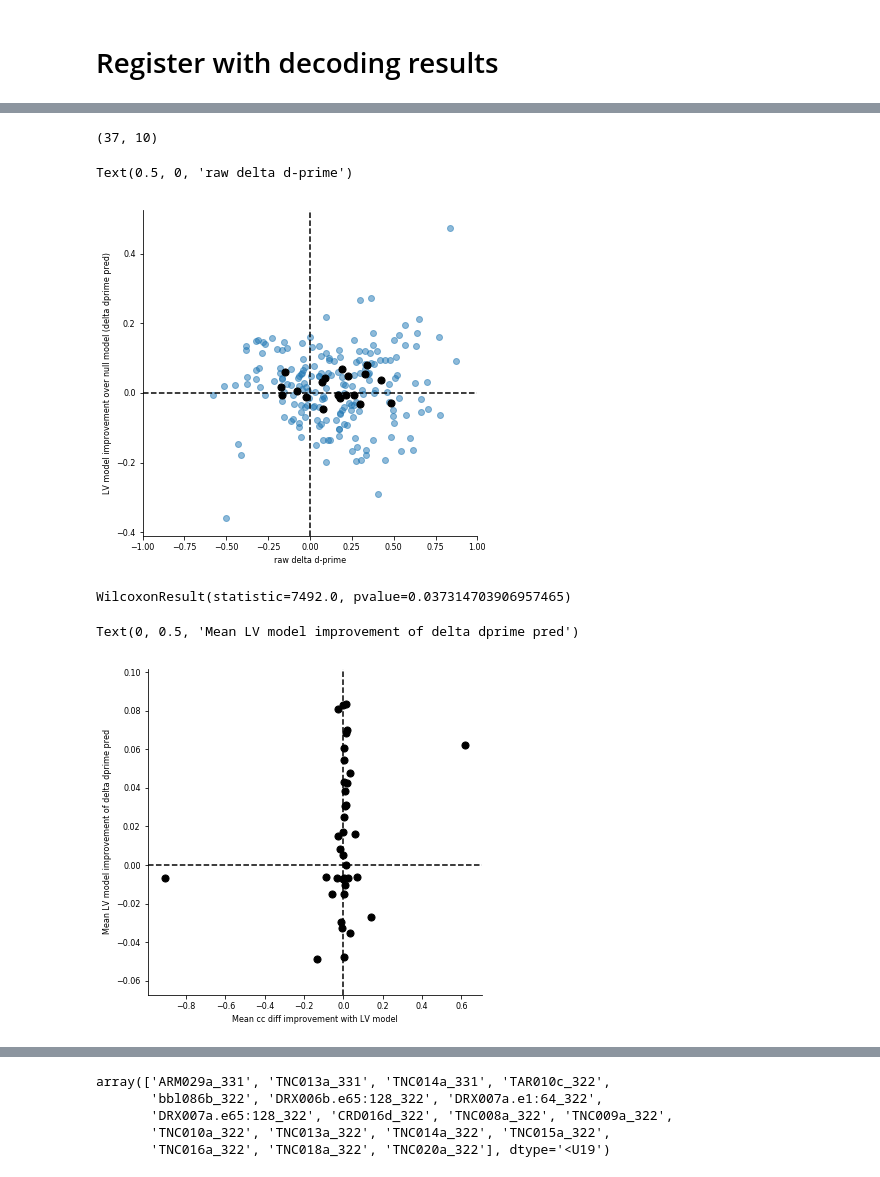
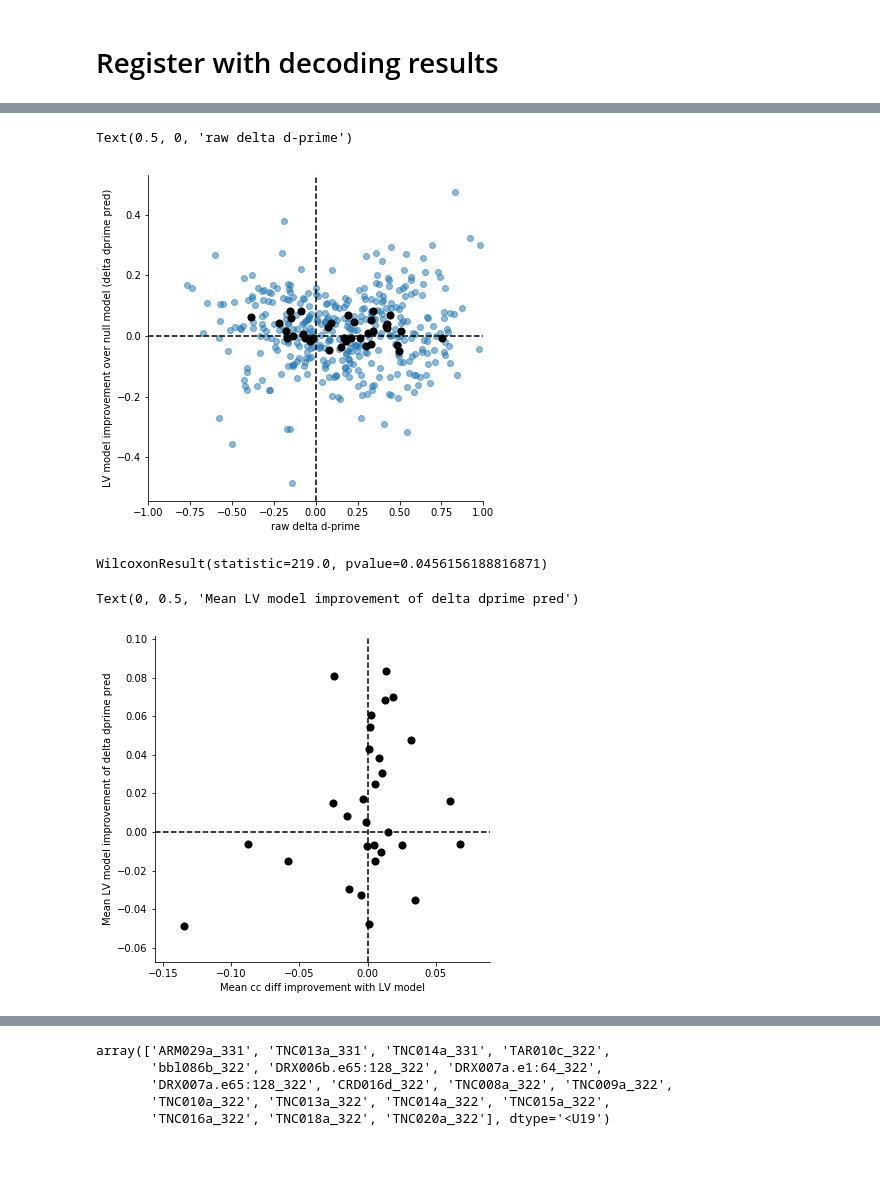
Before and after one commit to crheller/nat_pup_ms, a Jupyter notebook: normative_LV_model/evaluate_preds.ipynb, the cells around one changed output, grey strips where cells are left out. Cells and saved outputs as stored; diff of their text form; code cells hidden in the pictures.

```diff
--- a/normative_LV_model/evaluate_preds.ipynb
+++ b/normative_LV_model/evaluate_preds.ipynb
@@ -248,0 +253,21 @@ f.tight_layout()
+# %%
+import pandas as pd
+sites = CPN_SITES + HIGHR_SITES
+batches = [331]*len(CPN_SITES) + [322 if s not in ["BOL005c", "BOL006b"] else 294 for s in HIGHR_SITES]
+
+perstim_errs = []
+columns = ["err", "err_type", "stim", "modelname", "site_batch"]
+
+for i, (site, batch) in enumerate(zip(sites, batches)):
+    for j, mn in enumerate(mn_shortened):
+        fn = savedir + f"{site}_{batch}/{mn}/{filename}"
+        with open(fn, 'rb') as handle:
+            errs = pickle.load(handle)
+        _df = pd.DataFrame(columns=columns)
+        idx = 0
+        for stim in errs.keys():
+            for err_type in errs[stim].keys():
+                _df.loc[idx, :] = [errs[stim][err_type], err_type, stim, mn, f"{site}_{batch}"]
+                idx += 1
+        perstim_errs.append(_df)
+df_cc = pd.concat(perstim_errs)
@@ -255,6 +291,8 @@ from path_settings import DPRIME_DIR
 # %%
 site_batches = [s+"_"+str(b) for (s, b) in zip(sites, batches)]
+#site_batches = [s for s in site_batches if (s.startswith("BOL")==False) & ("322" not in s)]
 decoder  = 'dprime_jk10_zscore_allPup_fixtdr2-fa'
+#decoder  = 'dprime_jk1_eev_zscore_fixtdr2-fa'
 models = {
     "rlv": 'psth.fs4.pup-ld-st.pup+r2+s1,2-epcpn-hrc-psthfr.z-plgsm.er5-aev_stategain.2xR.x2,3-spred-lvnorm.4xR.so.x1-inoise.4xR.x1,3_tfinit.xx0.n.lr1e4.cont.et5.i50000-lvnoise.r8-aev-ccnorm.md.t5.f0.ss3.rb5',
     "ind": 'psth.fs4.pup-ld-st.pup+r2+s1,2-epcpn-hrc-psthfr.z-plgsm.er5-aev_stategain.2xR.x2,3-spred-lvnorm.4xR.so.x1-inoise.4xR.x2,3_tfinit.xx0.n.lr1e4.cont.et5.i50000-lvnoise.r8-aev-ccnorm.md.t5.f0.ss3.rb5',
@@ -285,6 +323,10 @@ for sb in site_batches:
         mask_bins = res.meta['mask_bins']
         fit_combos = [k for k, v in res.mapping.items() if (('_'.join(v[0].split('_')[:-1]), int(v[0].split('_')[-1])) in mask_bins) & \
                                                             (('_'.join(v[1].split('_')[:-1]), int(v[1].split('_')[-1])) in mask_bins)]
+        fit_stim1 = [v[0] for k, v in res.mapping.items() if (('_'.join(v[0].split('_')[:-1]), int(v[0].split('_')[-1])) in mask_bins) & \
+                                                            (('_'.join(v[1].split('_')[:-1]), int(v[1].split('_')[-1])) in mask_bins)]
+        fit_stim2 = [v[1] for k, v in res.mapping.items() if (('_'.join(v[0].split('_')[:-1]), int(v[0].split('_')[-1])) in mask_bins) & \
+                                                            (('_'.join(v[1].split('_')[:-1]), int(v[1].split('_')[-1])) in mask_bins)]
         all_combos = res.evoked_stimulus_pairs
         val_combos = [c for c in all_combos if c not in fit_combos]
         df = res.numeric_results
@@ -293,6 +335,8 @@ for sb in site_batches:
         df["site"] = site
         df["batch"] = batch
         results[sb][k]["fit"] = df.loc[fit_combos]
+        results[sb][k]["fit"]["stim1"] = fit_stim1
+        results[sb][k]["fit"]["stim2"] = fit_stim2
         results[sb][k]["val"] = df.loc[val_combos]
         if ii==0:
             fitc = fit_combos
@@ -386,30 +420,27 @@ plt.scatter(dsort, csort)
-# %%
-er3.shape
-# %% [output]
-(37, 10)
 # %%
 ff = filter
-ff = (cc_diff.max(axis=0)<0.5) & (diag_diff.max(axis=0)<10)
+#ff = (cc_diff.max(axis=0)<0.5) & (diag_diff.max(axis=0)<10)
+ff = [True]*len(er2)
 f, ax = plt.subplots(1, 1, figsize=(6, 6))
 
 ax.scatter((raw[ff].flatten()), er1[ff].flatten()-er3[ff].flatten(), alpha=0.5)
 ax.scatter((raw[ff]).mean(axis=-1), er1[ff].mean(axis=-1)-er3[ff].mean(axis=-1), alpha=1, s=50, color="k")
 ax.set_xlim((-1, 1))
 ax.axvline(0, linestyle="--", color="k")
 ax.axhline(0, linestyle="--", color="k")
 ax.set_ylabel("LV model improvement over null model (delta dprime pred)")
 ax.set_xlabel("raw delta d-prime")
 # %% [output]
 Text(0.5, 0, 'raw delta d-prime')
-[figure, old version]
+[figure, new version]
 # %%
-ss.wilcoxon(er1[ff].flatten()-er3[ff].flatten())
-#ss.wilcoxon(er1[ff].mean(axis=-1)-er3[ff].mean(axis=-1))
+#ss.wilcoxon(er1[ff].flatten()-er4[ff].flatten())
+ss.wilcoxon(er1[ff].mean(axis=-1)-er3[ff].mean(axis=-1))
 # %% [output]
-WilcoxonResult(statistic=7492.0, pvalue=0.037314703906957465)
+WilcoxonResult(statistic=219.0, pvalue=0.0456156188816871)
 # %%
 ff = filter
-ff = np.array([True]*(len(ff)))
+#ff = np.array([True]*(len(ff)))
 cerr = cc_diff[3, ff]-cc_diff[2, ff]
 
 f, ax = plt.subplots(1, 1, figsize=(6, 6))
@@ -422,7 +453,7 @@ ax.set_xlabel("Mean cc diff improvement with LV model")
 ax.set_ylabel("Mean LV model improvement of delta dprime pred")
 # %% [output]
 Text(0, 0.5, 'Mean LV model improvement of delta dprime pred')
-[figure, old version]
+[figure, new version]
 # %%
 plt.plot(np.max(cc_diff, axis=0), '.')
 plt.axhline(0.5, linestyle="--", color="k")
```
Also changed, not shown: parts of 29 cells of this notebook, 17 other files.
